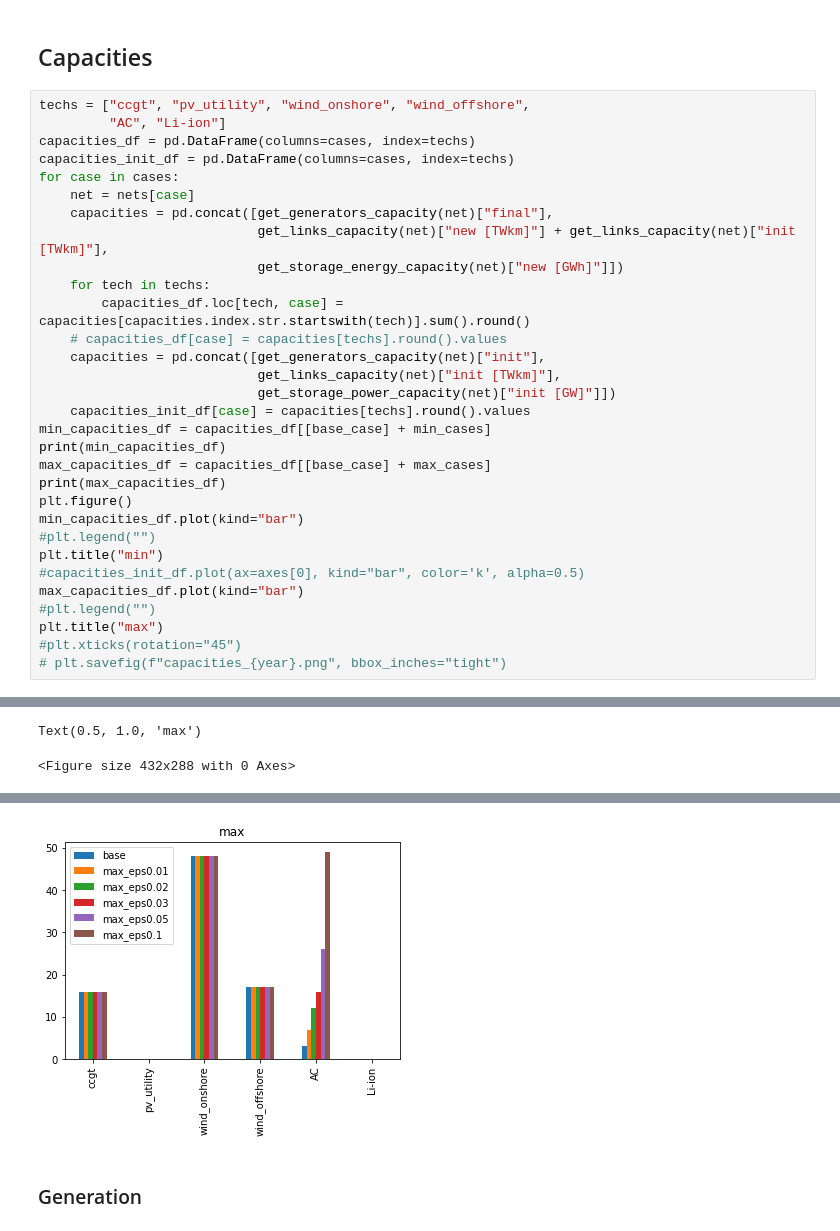
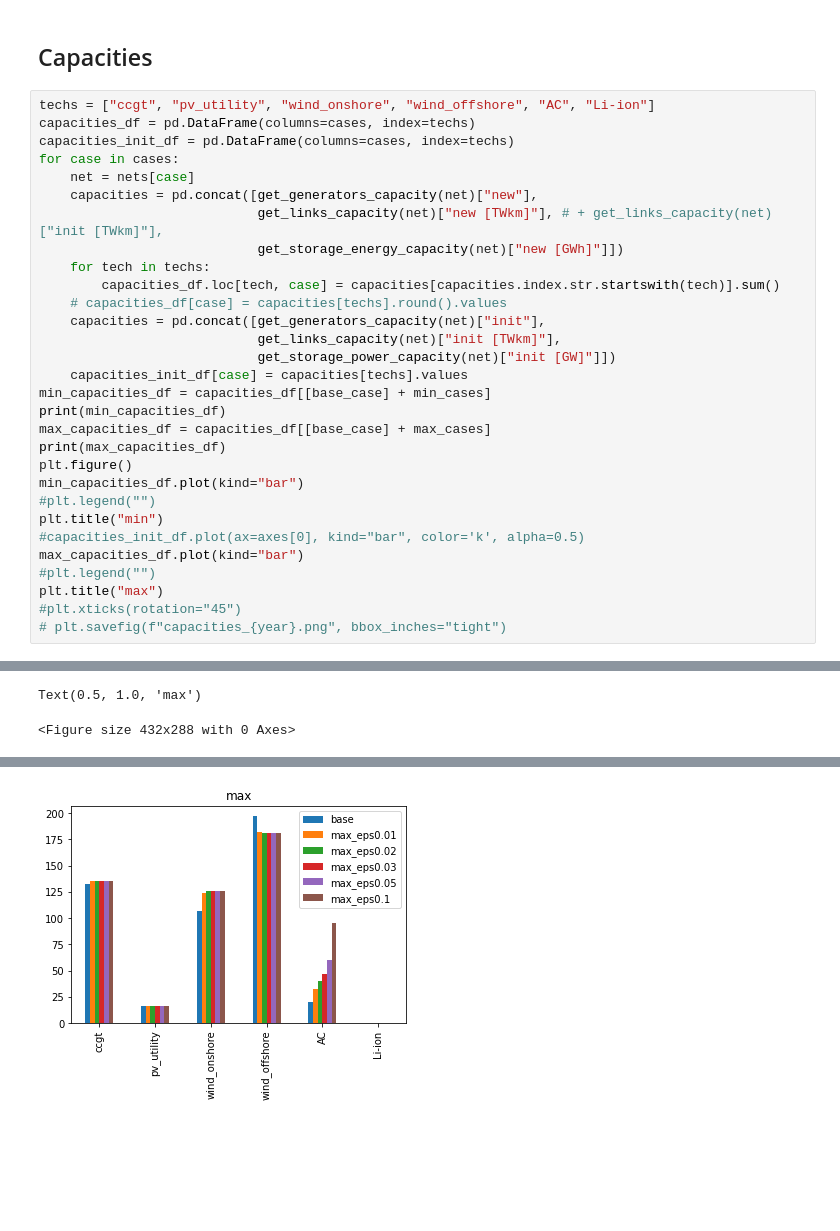
Before and after one commit to montefesp/REplan, a Jupyter notebook: projects/mga/analysis.ipynb, the cells around one changed output, grey strips where cells are left out. Drawn from its saved outputs; the diff is of its cells as text; blank space fills up the shorter version.

```diff
--- a/projects/mga/analysis.ipynb
+++ b/projects/mga/analysis.ipynb
@@ -106,22 +100,21 @@ Name: Total, dtype: float64
 # %% [markdown]
 ## Capacities
 # %%
-techs = ["ccgt", "pv_utility", "wind_onshore", "wind_offshore",
-         "AC", "Li-ion"]
+techs = ["ccgt", "pv_utility", "wind_onshore", "wind_offshore", "AC", "Li-ion"]
 capacities_df = pd.DataFrame(columns=cases, index=techs)
 capacities_init_df = pd.DataFrame(columns=cases, index=techs)
 for case in cases:
     net = nets[case]
-    capacities = pd.concat([get_generators_capacity(net)["final"],
-                            get_links_capacity(net)["new [TWkm]"] + get_links_capacity(net)["init [TWkm]"],
+    capacities = pd.concat([get_generators_capacity(net)["new"],
+                            get_links_capacity(net)["new [TWkm]"], # + get_links_capacity(net)["init [TWkm]"],
                             get_storage_energy_capacity(net)["new [GWh]"]])
     for tech in techs:
-        capacities_df.loc[tech, case] = capacities[capacities.index.str.startswith(tech)].sum().round()
+        capacities_df.loc[tech, case] = capacities[capacities.index.str.startswith(tech)].sum()
     # capacities_df[case] = capacities[techs].round().values
     capacities = pd.concat([get_generators_capacity(net)["init"],
                             get_links_capacity(net)["init [TWkm]"],
                             get_storage_power_capacity(net)["init [GW]"]])
-    capacities_init_df[case] = capacities[techs].round().values
+    capacities_init_df[case] = capacities[techs].values
 min_capacities_df = capacities_df[[base_case] + min_cases]
 print(min_capacities_df)
 max_capacities_df = capacities_df[[base_case] + max_cases]
@@ -157,3 +153 @@ Text(0.5, 1.0, 'max')
-[figure, old version]
+[figure, new version]
-# %% [markdown]
-### Generation
```
Also changed, not shown: parts of 26 cells of this notebook, 3 other files.
